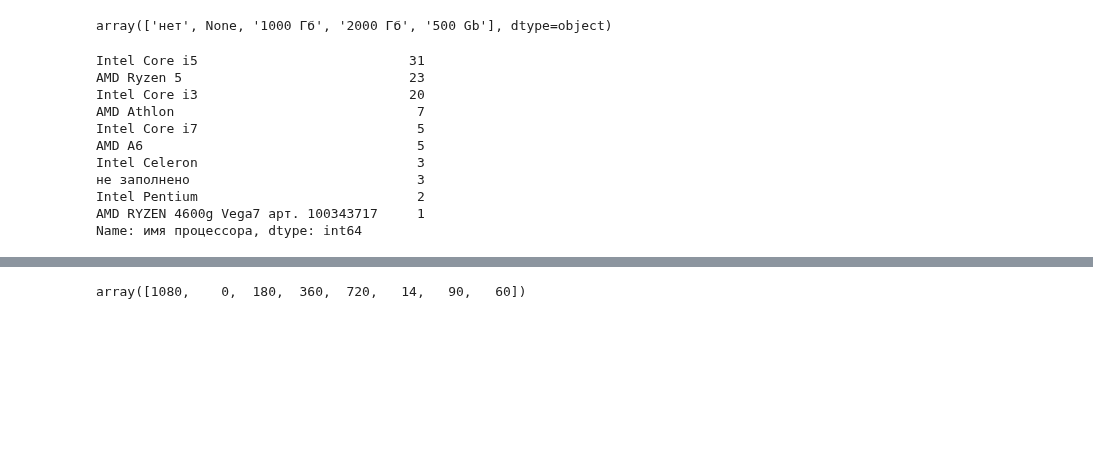
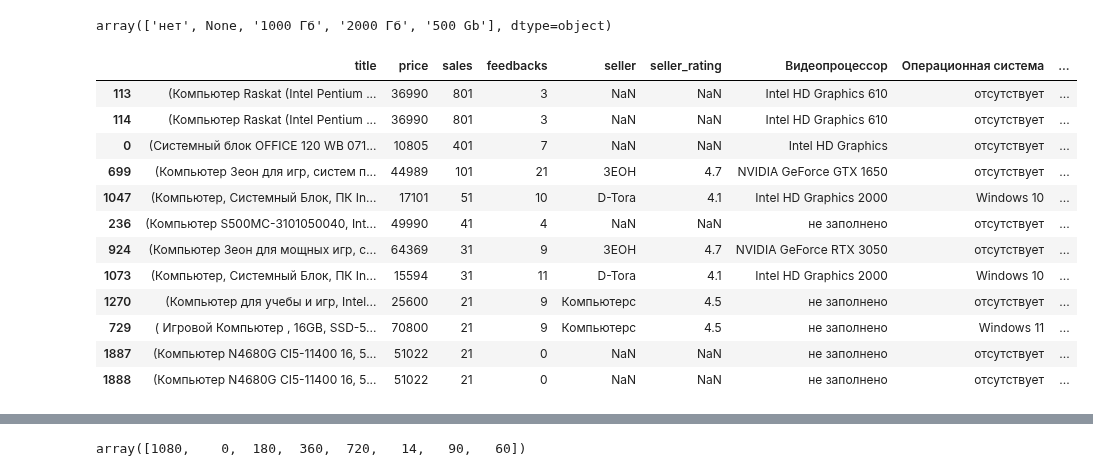
Before and after one commit to EZSib/data_-analytics2023, a Jupyter notebook: practice_clear.ipynb, the cells around one changed output, grey strips where cells are left out. Saved outputs shown, nothing was run; the diff lists cells and outputs as text; code cells hidden in the pictures; blank space fills up the shorter version.

```diff
--- a/practice_clear.ipynb
+++ b/practice_clear.ipynb
@@ -591,6 +656,8 @@ Index(['product_id', 'title', 'price', 'sales', 'feedbacks', 'seller',
        'Габариты товара (с упаковкой)', 'имя процессора', 'количество ядер',
        'поколение ОП', 'объём ОП', 'HDD', 'SSD'],
       dtype='object')
+# %%
+test_clean_data = test_clean_data[test_clean_data['price'] > 5000]
 # %%
 ds_needs_col = test_clean_data[['title', 'price', 'sales', 'feedbacks', 'seller',
        'seller_rating', 'Видеопроцессор', 'Операционная система', 'Гарантийный срок',
@@ -641,20 +708,26 @@ array(['512 Гб', '120 ГБ', '480 ГБ', '256 Гб', '240 Гб', None, '480Gb'
 top100['HDD'].unique()
 # %% [output]
 array(['нет', None, '1000 Гб', '2000 Гб', '500 Gb'], dtype=object)
-# %%
-top100['имя процессора'].value_counts()
-# %% [output]
-Intel Core i5                           31
-AMD Ryzen 5                             23
-Intel Core i3                           20
-AMD Athlon                               7
-Intel Core i7                            5
-AMD A6                                   5
-Intel Celeron                            3
-не заполнено                             3
-Intel Pentium                            2
-AMD RYZEN 4600g Vega7 арт. 100343717     1
-Name: имя процессора, dtype: int64
+# %%
+pd.set_option('display.max_colwidth', None)
+# %%
+#глянем что у нас там в строчках с кортежами
+a = top100[top100['title'] == top100['title'].apply(lambda x: tuple(x))]
+a
+# %% [output]
+|  | title | price | sales | feedbacks | seller | seller_rating | Видеопроцессор | Операционная система | ... |
+| 113 | (Компьютер Raskat (Intel Pentium ... | 36990 | 801 | 3 | NaN | NaN | Intel HD Graphics 610 | отсутствует | ... |
+| 114 | (Компьютер Raskat (Intel Pentium ... | 36990 | 801 | 3 | NaN | NaN | Intel HD Graphics 610 | отсутствует | ... |
+| 0 | (Системный блок OFFICE 120 WB 071... | 10805 | 401 | 7 | NaN | NaN | Intel HD Graphics | отсутствует | ... |
+| 699 | (Компьютер Зеон для игр, систем п... | 44989 | 101 | 21 | ЗЕОН | 4.7 | NVIDIA GeForce GTX 1650 | отсутствует | ... |
+| 1047 | (Компьютер, Системный Блок, ПК In... | 17101 | 51 | 10 | D-Tora | 4.1 | Intel HD Graphics 2000 | Windows 10 | ... |
+| 236 | (Компьютер S500MC-3101050040, Int... | 49990 | 41 | 4 | NaN | NaN | не заполнено | отсутствует | ... |
+| 924 | (Компьютер Зеон для мощных игр, с... | 64369 | 31 | 9 | ЗЕОН | 4.7 | NVIDIA GeForce RTX 3050 | отсутствует | ... |
+| 1073 | (Компьютер, Системный Блок, ПК In... | 15594 | 31 | 11 | D-Tora | 4.1 | Intel HD Graphics 2000 | Windows 10 | ... |
+| 1270 | (Компьютер для учебы и игр, Intel... | 25600 | 21 | 9 | Компьютерс | 4.5 | не заполнено | отсутствует | ... |
+| 729 | ( Игровой Компьютер , 16GB, SSD-5... | 70800 | 21 | 9 | Компьютерс | 4.5 | не заполнено | Windows 11 | ... |
+| 1887 | (Компьютер N4680G CI5-11400 16, 5... | 51022 | 21 | 0 | NaN | NaN | не заполнено | отсутствует | ... |
+| 1888 | (Компьютер N4680G CI5-11400 16, 5... | 51022 | 21 | 0 | NaN | NaN | не заполнено | отсутствует | ... |
 # %%
 top100['имя процессора']
 # %%
```
Also changed, not shown: parts of 7 cells of this notebook.
